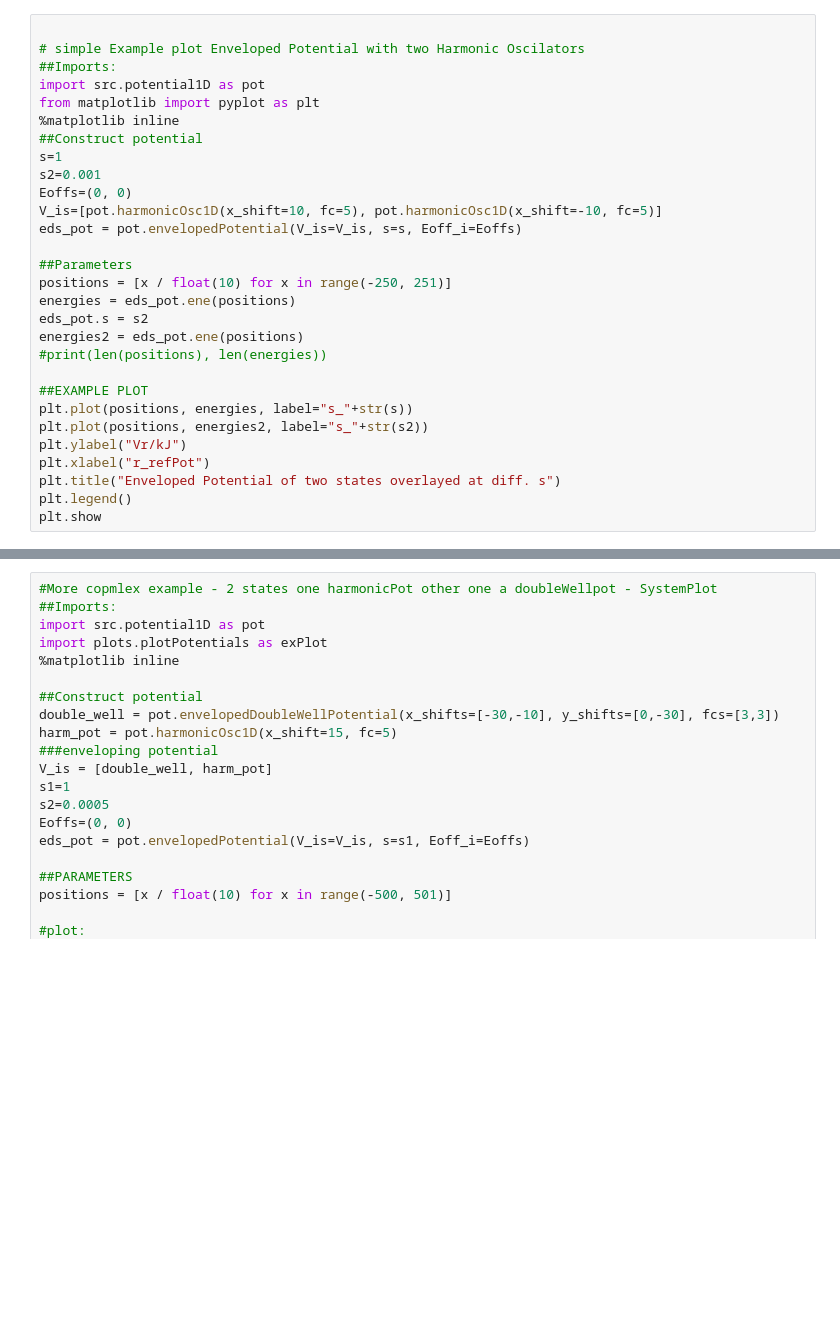
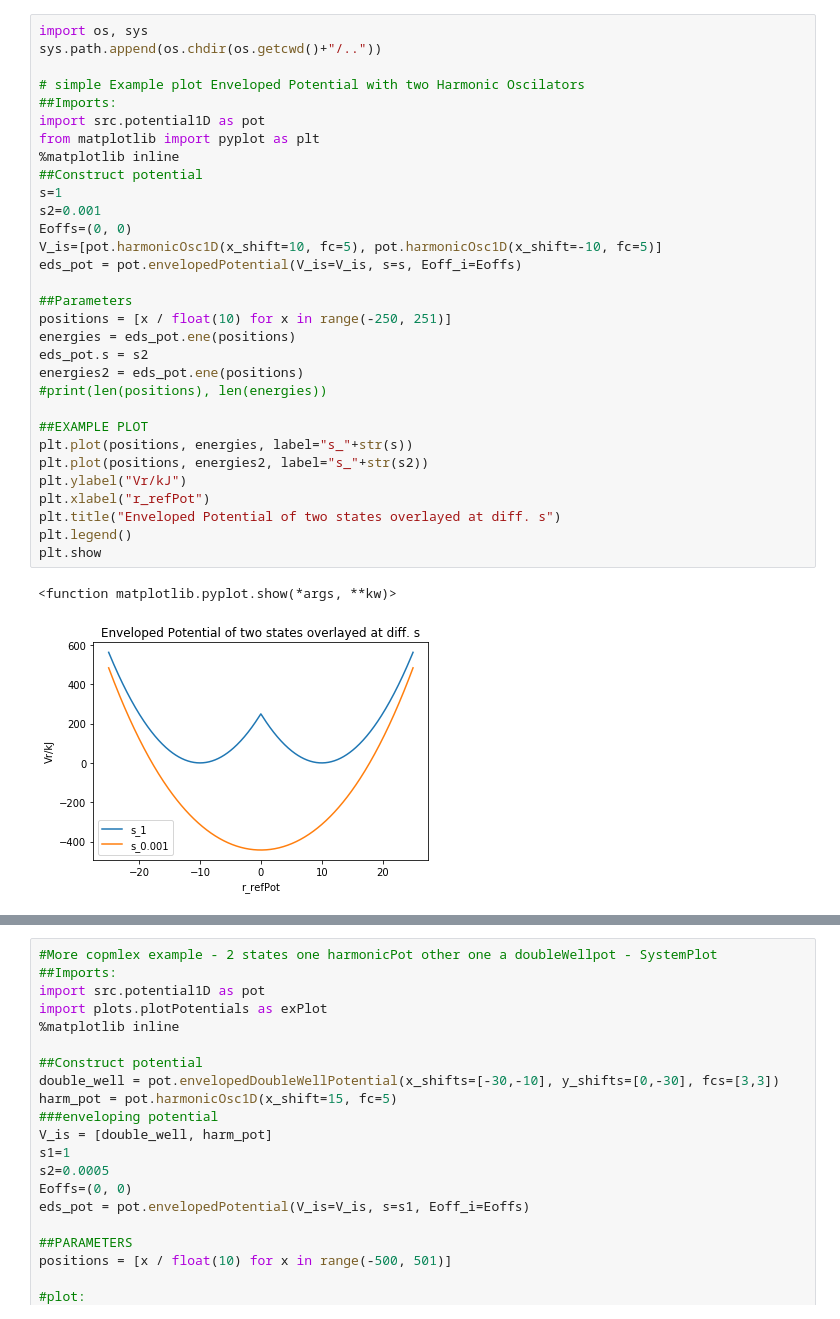
Before and after one commit to dfhahn/ConveyorBelt, a Jupyter notebook: examples/exampleEnvelopedPotentials.ipynb, the cells around one changed output, grey strips where cells are left out. Drawn from its saved outputs; the diff is of its cells as text; blank space fills up the shorter version.

```diff
--- a/examples/exampleEnvelopedPotentials.ipynb
+++ b/examples/exampleEnvelopedPotentials.ipynb
@@ -1,32 +1,37 @@
 # %%
+import os, sys
+sys.path.append(os.chdir(os.getcwd()+"/.."))
 
 # simple Example plot Enveloped Potential with two Harmonic Oscilators
 ##Imports:
 import src.potential1D as pot
 from matplotlib import pyplot as plt
 %matplotlib inline
 ##Construct potential
 s=1
 s2=0.001
 Eoffs=(0, 0)
 V_is=[pot.harmonicOsc1D(x_shift=10, fc=5), pot.harmonicOsc1D(x_shift=-10, fc=5)]
 eds_pot = pot.envelopedPotential(V_is=V_is, s=s, Eoff_i=Eoffs)
 
 ##Parameters
 positions = [x / float(10) for x in range(-250, 251)]
 energies = eds_pot.ene(positions)
 eds_pot.s = s2
 energies2 = eds_pot.ene(positions)
 #print(len(positions), len(energies))
 
 ##EXAMPLE PLOT
 plt.plot(positions, energies, label="s_"+str(s))
 plt.plot(positions, energies2, label="s_"+str(s2))
 plt.ylabel("Vr/kJ")
 plt.xlabel("r_refPot")
 plt.title("Enveloped Potential of two states overlayed at diff. s")
 plt.legend()
 plt.show
+# %% [output]
+<function matplotlib.pyplot.show(*args, **kw)>
+[figure, added]
 # %%
 #enveloped double well potential example
 ##Imports:
```
Also changed, not shown: parts of 6 cells of this notebook, 24 other files.
